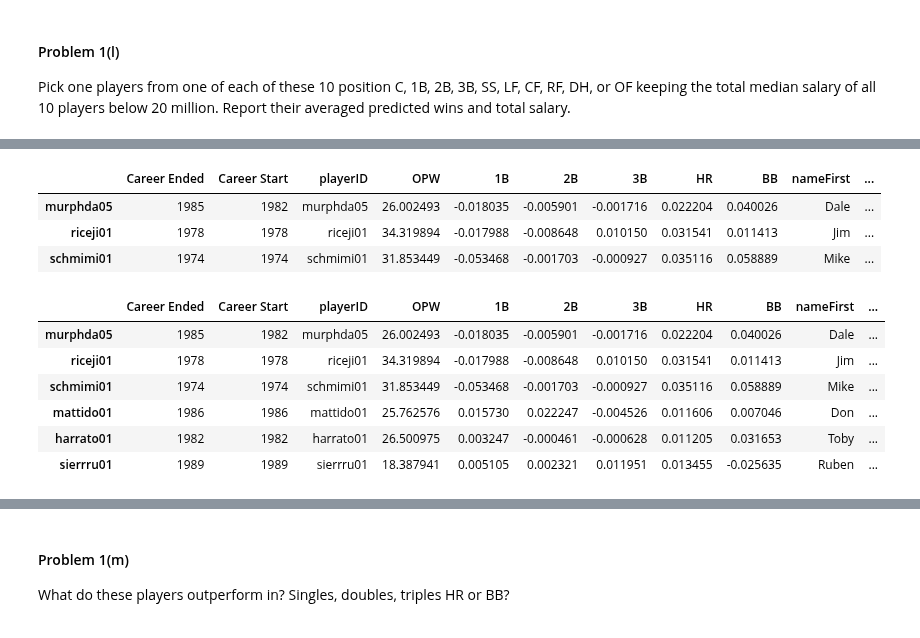
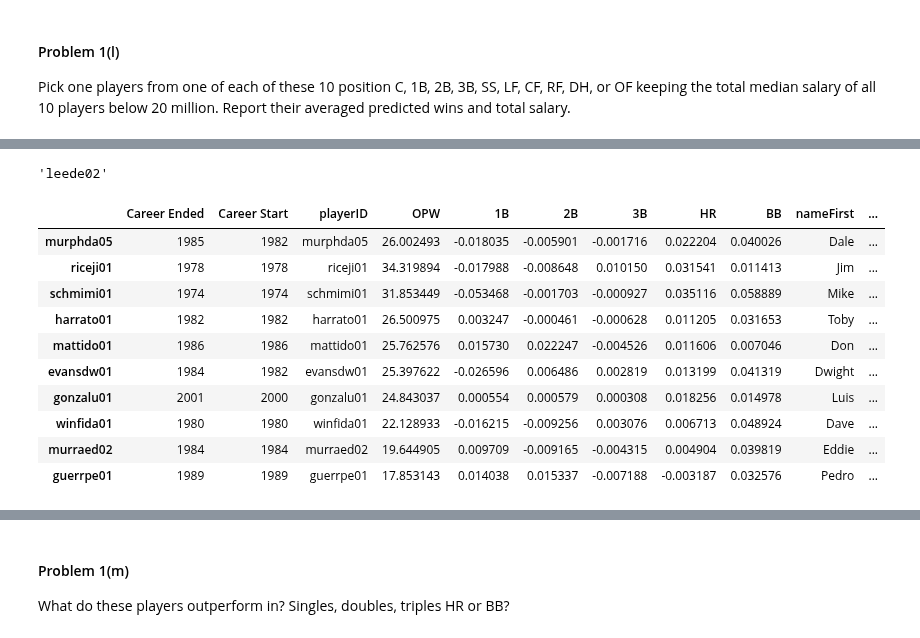
Before and after one commit to AnilKumarTeegala/DSE220_Machine_Learning, a Jupyter notebook: IPynb/Assignment_2_MAS.ipynb, the cells around one changed output, grey strips where cells are left out. Cells and saved outputs as stored; diff of their text form; code cells hidden in the pictures.

```diff
--- a/IPynb/Assignment_2_MAS.ipynb
+++ b/IPynb/Assignment_2_MAS.ipynb
@@ -508,30 +491,3 @@ first_DF
-# %%
-cond1 = playerLS['salary'] <= 2.8e6
-cond2 = playerLS['POS'] != 'P' # can't be a pitcher
-playerLS2 = playerLS[cond1 & cond2]
-idx = playerLS2.groupby('POS')['OPW'].transform(max) == playerLS2['OPW']
-first_DF = playerLS2[idx]
-first_DF.index = first_DF.playerID.values
-#first_DF.index
-new_players = []
-keep_index = [0]
-for index, player in enumerate(first_DF.index):
-    if index == 0:
-        new_players.append(player)
-    else:
-        if player in new_players:
-            pass
-        else:
-            new_players.append(player)
-            keep_index.append(index)
-new_players, keep_index
-first_DF = first_DF.ix[keep_index]
-first_DF
-# %% [output]
-|  | Career Ended | Career Start | playerID | OPW | 1B | 2B | 3B | HR | BB | nameFirst | ... |
-| murphda05 | 1985 | 1982 | murphda05 | 26.002493 | -0.018035 | -0.005901 | -0.001716 | 0.022204 | 0.040026 | Dale | ... |
-| riceji01 | 1978 | 1978 | riceji01 | 34.319894 | -0.017988 | -0.008648 | 0.010150 | 0.031541 | 0.011413 | Jim | ... |
-| schmimi01 | 1974 | 1974 | schmimi01 | 31.853449 | -0.053468 | -0.001703 | -0.000927 | 0.035116 | 0.058889 | Mike | ... |
 # %%
 
 def removeRepeat(dataframe):
@@ -539,32 +495,44 @@ def removeRepeat(dataframe):
     keep = []
     for index, player in enumerate(dataframe.index):
         if player in new_players:
-            pass
+            continue;
         else:
-            new_players.append(player)
+            #new_players.append(player)
             players.append(player)
             keep.append(index)
     dataframe = dataframe.ix[keep]
-
+    new_players.append(dataframe.head(1).playerID.values[0])
     return dataframe.head(1)
+# %%
+#first_DF.POS.values
+clean_DF.index.values[0]
+# %% [output]
+'leede02'
 # %%
-for pos in ['C', '1B', '2B', '3B', 'SS', 'LF', 'CF', 'RF', 'DH', 'OF']:
+for pos in ['C', 'SS', '2B', '3B', 'LF', 'CF', 'RF', 'DH', 'OF', '1B']:
+    if pos in first_DF.POS.values:
+        continue;
     cond1 = playerLS['POS'] == pos # can't be a pitcher
-    cond2 = playerLS['salary'] <= 2.8e6
+    cond2 = playerLS['salary'] <= 3e6
     playerLS2 = playerLS[cond1 & cond2]
     playerLS2.index = playerLS2.playerID.values
     idx = playerLS2.groupby('OPW')['OPW'].transform(max) == playerLS2['OPW']
     new_DF = playerLS2[idx]
     #print new_DF
-    output = new_DF[(playerLS2['OPW'] > 18)].sort_values(by ='OPW', ascending=False)[['Career Ended','Career Start','playerID','OPW', '1B','2B', '3B', 'HR', 'BB', 'nameFirst', 'nameLast', 'salary', 'POS']]
+    output = new_DF[(playerLS2['OPW'] > 17)].sort_values(by ='OPW', ascending=False)[['Career Ended','Career Start','playerID','OPW', '1B','2B', '3B', 'HR', 'BB', 'nameFirst', 'nameLast', 'salary', 'POS']]
     clean_DF = removeRepeat(output)
+    #set(clean_DF.index.values).difference()
     first_DF = first_DF.append(clean_DF)
 first_DF
 # %% [output]
 |  | Career Ended | Career Start | playerID | OPW | 1B | 2B | 3B | HR | BB | nameFirst | ... |
 | murphda05 | 1985 | 1982 | murphda05 | 26.002493 | -0.018035 | -0.005901 | -0.001716 | 0.022204 | 0.040026 | Dale | ... |
 | riceji01 | 1978 | 1978 | riceji01 | 34.319894 | -0.017988 | -0.008648 | 0.010150 | 0.031541 | 0.011413 | Jim | ... |
 | schmimi01 | 1974 | 1974 | schmimi01 | 31.853449 | -0.053468 | -0.001703 | -0.000927 | 0.035116 | 0.058889 | Mike | ... |
+| harrato01 | 1982 | 1982 | harrato01 | 26.500975 | 0.003247 | -0.000461 | -0.000628 | 0.011205 | 0.031653 | Toby | ... |
 | mattido01 | 1986 | 1986 | mattido01 | 25.762576 | 0.015730 | 0.022247 | -0.004526 | 0.011606 | 0.007046 | Don | ... |
-| harrato01 | 1982 | 1982 | harrato01 | 26.500975 | 0.003247 | -0.000461 | -0.000628 | 0.011205 | 0.031653 | Toby | ... |
-| sierrru01 | 1989 | 1989 | sierrru01 | 18.387941 | 0.005105 | 0.002321 | 0.011951 | 0.013455 | -0.025635 | Ruben | ... |
+| evansdw01 | 1984 | 1982 | evansdw01 | 25.397622 | -0.026596 | 0.006486 | 0.002819 | 0.013199 | 0.041319 | Dwight | ... |
+| gonzalu01 | 2001 | 2000 | gonzalu01 | 24.843037 | 0.000554 | 0.000579 | 0.000308 | 0.018256 | 0.014978 | Luis | ... |
+| winfida01 | 1980 | 1980 | winfida01 | 22.128933 | -0.016215 | -0.009256 | 0.003076 | 0.006713 | 0.048924 | Dave | ... |
+| murraed02 | 1984 | 1984 | murraed02 | 19.644905 | 0.009709 | -0.009165 | -0.004315 | 0.004904 | 0.039819 | Eddie | ... |
+| guerrpe01 | 1989 | 1989 | guerrpe01 | 17.853143 | 0.014038 | 0.015337 | -0.007188 | -0.003187 | 0.032576 | Pedro | ... |
```
Also changed, not shown: parts of 8 cells of this notebook.
